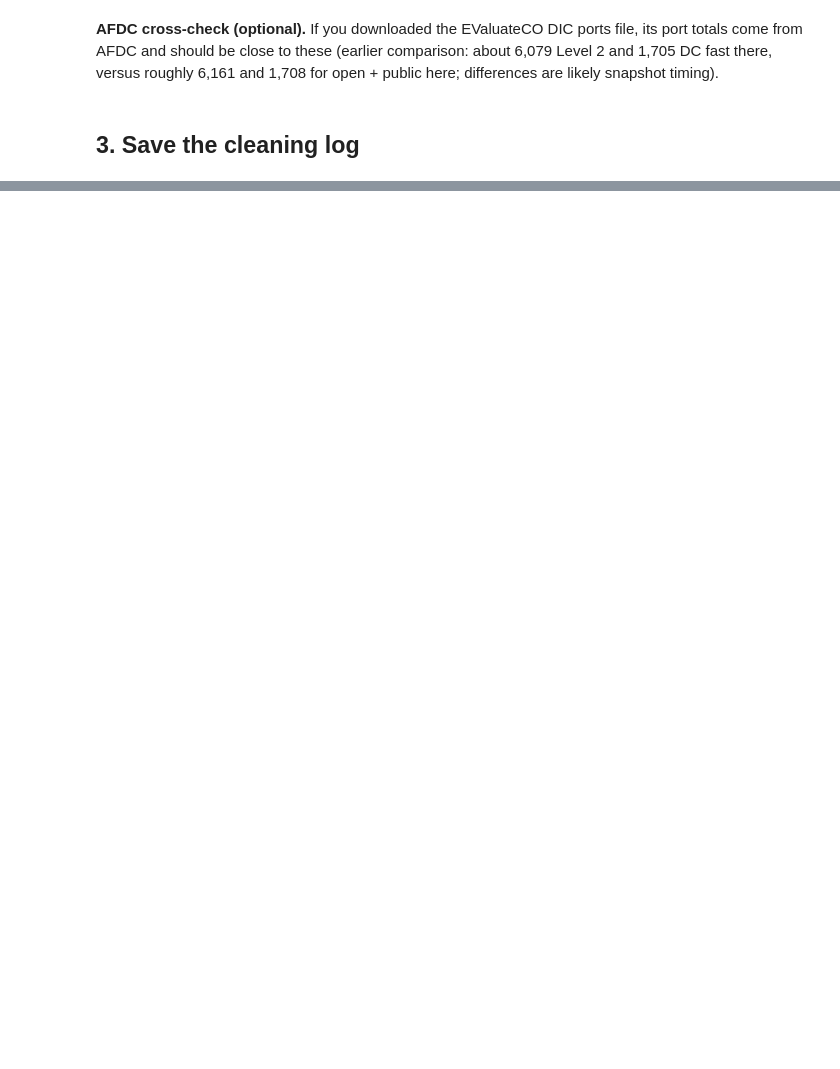
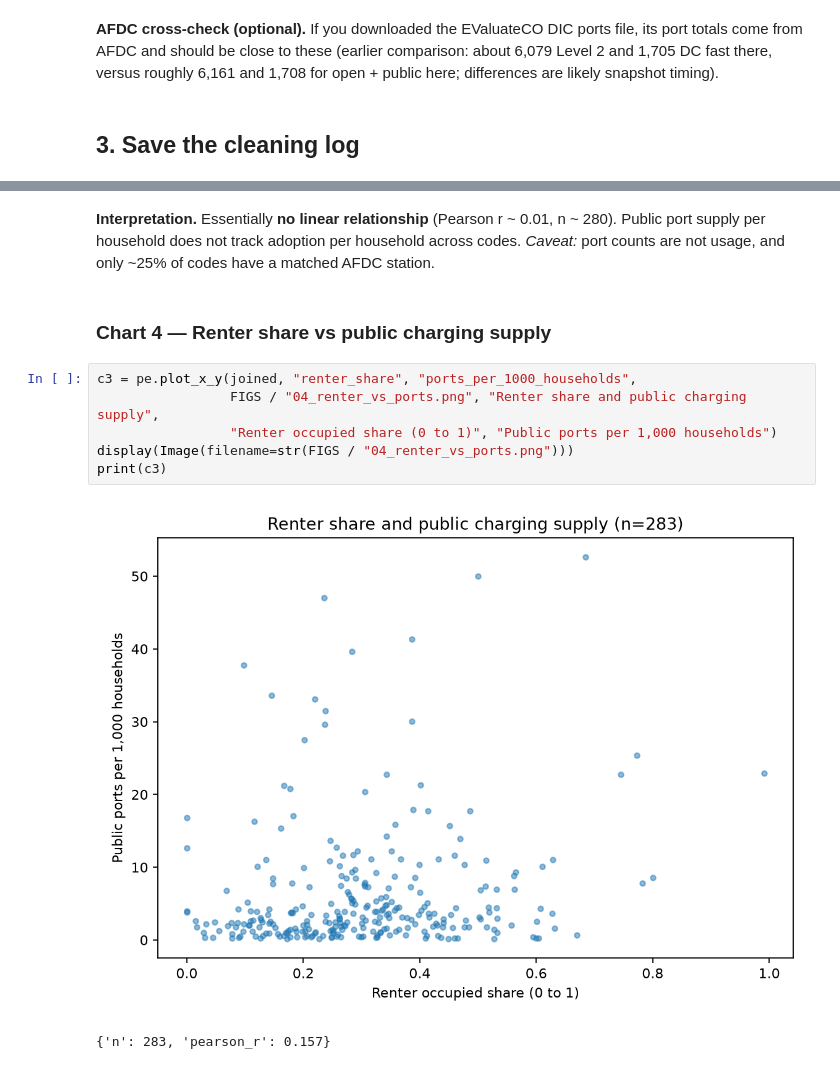
Before and after one commit to CSCI-5502-Data-Mining/Colorado-EV-Charging-Analysis, a Jupyter notebook: notebooks/cleaning_and_preprocessing.ipynb, the cells around one changed output, grey strips where cells are left out. Cells and saved outputs as stored; diff of their text form; blank space fills up the shorter version.

```diff
--- a/notebooks/cleaning_and_preprocessing.ipynb
+++ b/notebooks/cleaning_and_preprocessing.ipynb
@@ -396,0 +503,13 @@ Wrote: ['afdc_zip.csv', 'atlas_zip.csv', 'cleaning_log.json']
+# %% [markdown]
+**Interpretation.** Essentially **no linear relationship** (Pearson r ~ 0.01, n ~ 280). Public port supply per household does not track adoption per household across codes. *Caveat:* port counts are not usage, and only ~25% of codes have a matched AFDC station.
+# %% [markdown]
+### Chart 4 — Renter share vs public charging supply
+# %%
+c3 = pe.plot_x_y(joined, "renter_share", "ports_per_1000_households",
+                 FIGS / "04_renter_vs_ports.png", "Renter share and public charging supply",
+                 "Renter occupied share (0 to 1)", "Public ports per 1,000 households")
+display(Image(filename=str(FIGS / "04_renter_vs_ports.png")))
+print(c3)
+# %% [output]
+[figure, added]
+{'n': 283, 'pearson_r': 0.157}
```
Also changed, not shown: parts of 22 cells of this notebook, 26 other files.
